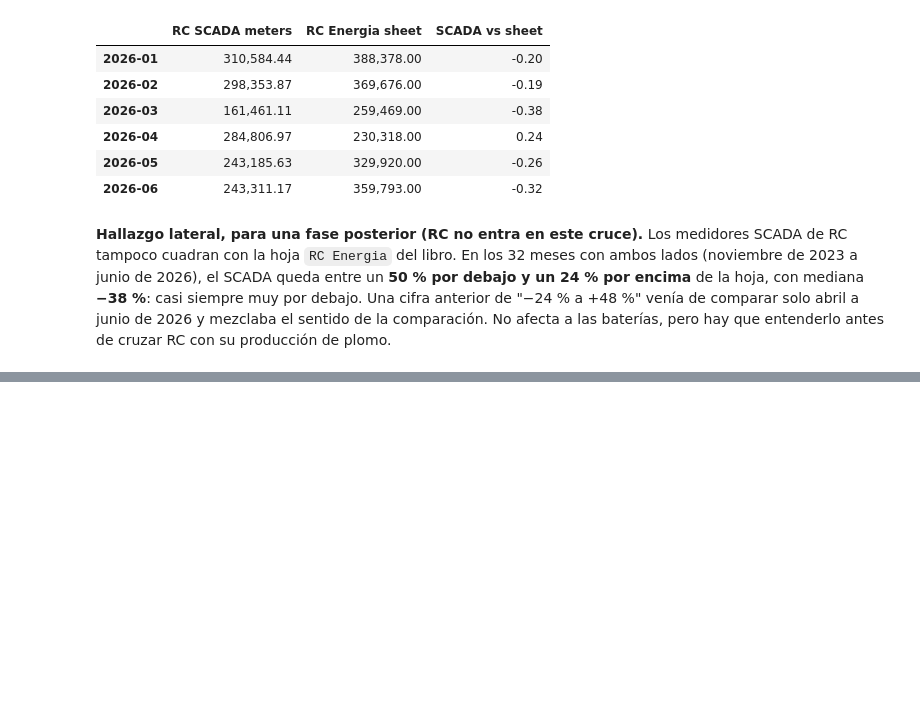
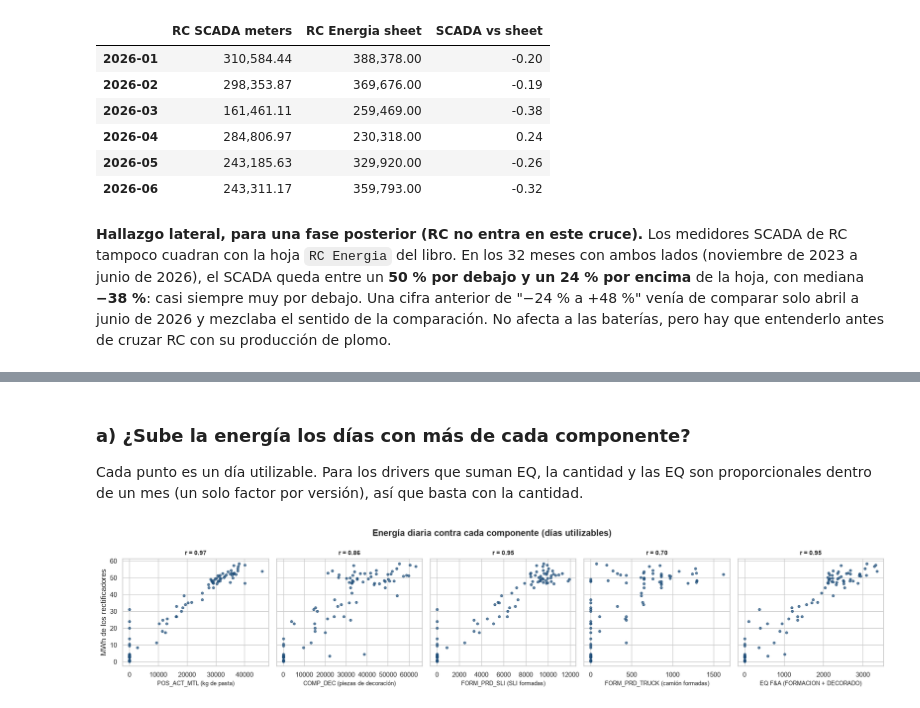
Before and after one commit to juanpablocarrillohortua/clarios_app, a Jupyter notebook: notebooks/eda_cruce_herramienta.ipynb, the cells around one changed output, grey strips where cells are left out. Cells and saved outputs as stored; diff of their text form; code cells hidden in the pictures; blank space fills up the shorter version.

```diff
--- a/notebooks/eda_cruce_herramienta.ipynb
+++ b/notebooks/eda_cruce_herramienta.ipynb
@@ -885,0 +964,25 @@ las baterías, pero hay que entenderlo antes de cruzar RC con su producción de
+# %% [markdown]
+### a) ¿Sube la energía los días con más de cada componente?
+
+Cada punto es un día utilizable. Para los drivers que suman EQ, la cantidad y las EQ son
+proporcionales dentro de un mes (un solo factor por versión), así que basta con la cantidad.
+# %%
+DRIVER_LABELS = {
+    "q_POS_ACT_MTL": "POS_ACT_MTL (kg de pasta)",
+    "q_COMP_DEC": "COMP_DEC (piezas de decoración)",
+    "q_FORM_PRD_SLI": "FORM_PRD_SLI (SLI formadas)",
+    "q_FORM_PRD_TRUCK": "FORM_PRD_TRUCK (camión formadas)",
+    "eq": "EQ F&A (FORMACION + DECORADO)",
+}
+fig, axes = plt.subplots(1, len(DRIVER_LABELS), figsize=(18, 3.8), sharey=True)
+measured_days = usable.dropna(subset=["kwh"])
+for ax, (column, label) in zip(axes, DRIVER_LABELS.items(), strict=True):
+    ax.scatter(measured_days[column], measured_days["kwh"] / 1000, s=14, color="#1f4e79", alpha=0.7)
+    ax.set_xlabel(label, fontsize=9)
+    ax.set_title(f"r = {measured_days[column].corr(measured_days['kwh']):.2f}", fontsize=10)
+axes[0].set_ylabel("MWh de los rectificadores")
+fig.suptitle("Energía diaria contra cada componente (días utilizables)", fontweight="bold")
+plt.tight_layout()
+plt.show()
+# %% [output]
+[figure, added]
```
Also changed, not shown: parts of 16 cells of this notebook.
